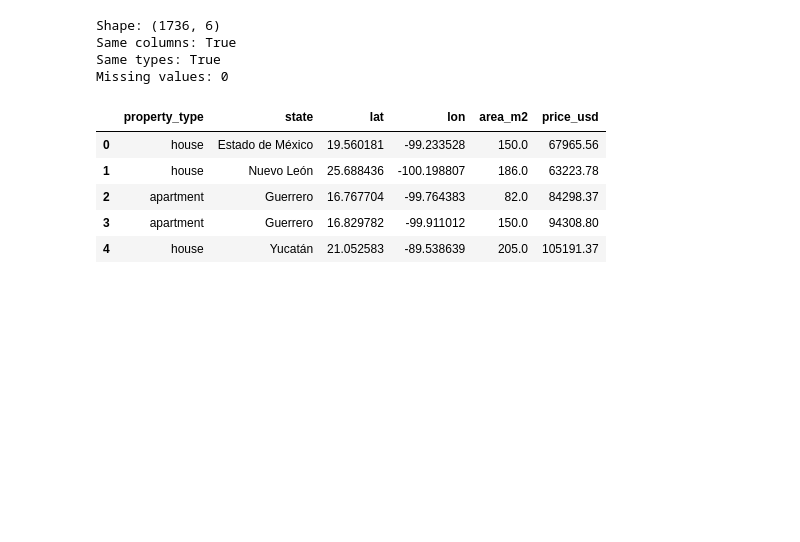
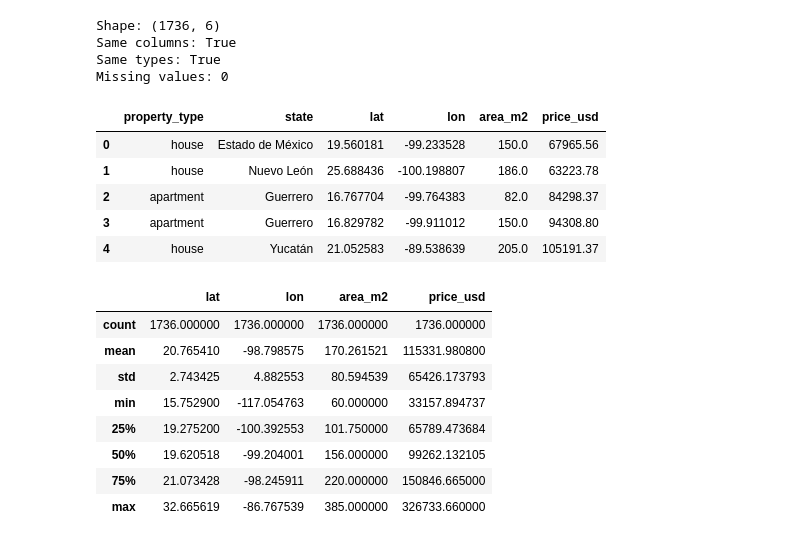
Before and after one commit to xrasana-lang/Mexico_real_estate_analysis, a Jupyter notebook: notebooks/01_getting_to_know_the_data.ipynb, the cells around one changed output. Cells and saved outputs as stored; diff of their text form; code cells hidden in the pictures; blank space fills up the shorter version.

```diff
--- a/notebooks/01_getting_to_know_the_data.ipynb
+++ b/notebooks/01_getting_to_know_the_data.ipynb
@@ -492,3 +492,15 @@ Missing values: 0
 | 2 | apartment | Guerrero | 16.767704 | -99.764383 | 82.0 | 84298.37 |
 | 3 | apartment | Guerrero | 16.829782 | -99.911012 | 150.0 | 94308.80 |
 | 4 | house | Yucatán | 21.052583 | -89.538639 | 205.0 | 105191.37 |
+# %%
+df.describe()
+# %% [output]
+|  | lat | lon | area_m2 | price_usd |
+| count | 1736.000000 | 1736.000000 | 1736.000000 | 1736.000000 |
+| mean | 20.765410 | -98.798575 | 170.261521 | 115331.980800 |
+| std | 2.743425 | 4.882553 | 80.594539 | 65426.173793 |
+| min | 15.752900 | -117.054763 | 60.000000 | 33157.894737 |
+| 25% | 19.275200 | -100.392553 | 101.750000 | 65789.473684 |
+| 50% | 19.620518 | -99.204001 | 156.000000 | 99262.132105 |
+| 75% | 21.073428 | -98.245911 | 220.000000 | 150846.665000 |
+| max | 32.665619 | -86.767539 | 385.000000 | 326733.660000 |
```
Also changed, not shown: parts of 1 cell of this notebook, 1 other file.
